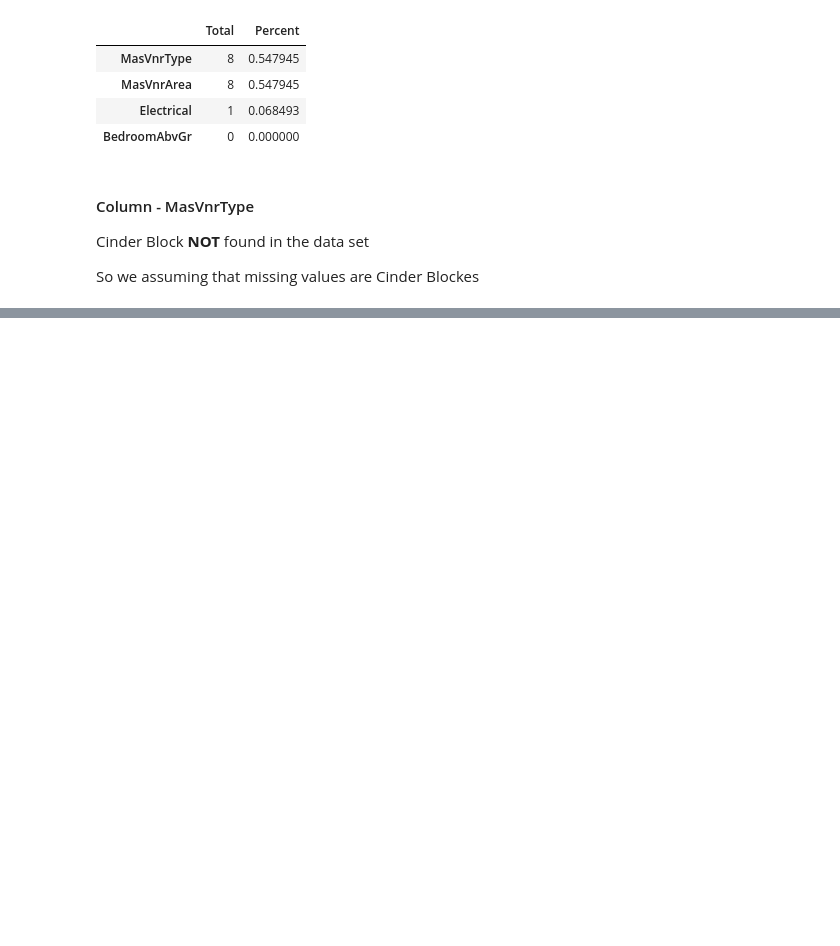
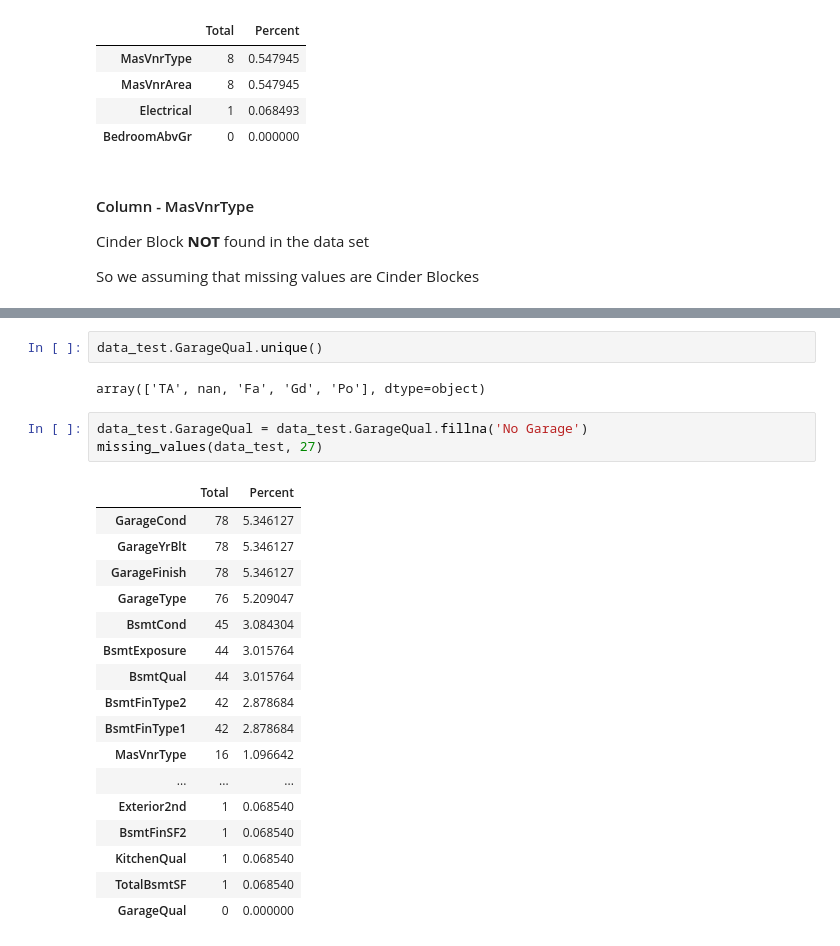
Before and after one commit to naseemap47/predictHousePrices-MachineLearning-python, a Jupyter notebook: jupyter_notebook.ipynb, the cells around one changed output, grey strips where cells are left out. Drawn from its saved outputs; the diff is of its cells as text; blank space fills up the shorter version.

```diff
--- a/jupyter_notebook.ipynb
+++ b/jupyter_notebook.ipynb
@@ -360,0 +476,25 @@ So  we assuming that missing values are Cinder Blockes
+# %%
+data_test.GarageQual.unique()
+# %% [output]
+array(['TA', nan, 'Fa', 'Gd', 'Po'], dtype=object)
+# %%
+data_test.GarageQual = data_test.GarageQual.fillna('No Garage')
+missing_values(data_test, 27)
+# %% [output]
+|  | Total | Percent |
+| GarageCond | 78 | 5.346127 |
+| GarageYrBlt | 78 | 5.346127 |
+| GarageFinish | 78 | 5.346127 |
+| GarageType | 76 | 5.209047 |
+| BsmtCond | 45 | 3.084304 |
+| BsmtExposure | 44 | 3.015764 |
+| BsmtQual | 44 | 3.015764 |
+| BsmtFinType2 | 42 | 2.878684 |
+| BsmtFinType1 | 42 | 2.878684 |
+| MasVnrType | 16 | 1.096642 |
+| ... | ... | ... |
+| Exterior2nd | 1 | 0.068540 |
+| BsmtFinSF2 | 1 | 0.068540 |
+| KitchenQual | 1 | 0.068540 |
+| TotalBsmtSF | 1 | 0.068540 |
+| GarageQual | 0 | 0.000000 |
```
Also changed, not shown: parts of 22 cells of this notebook.
